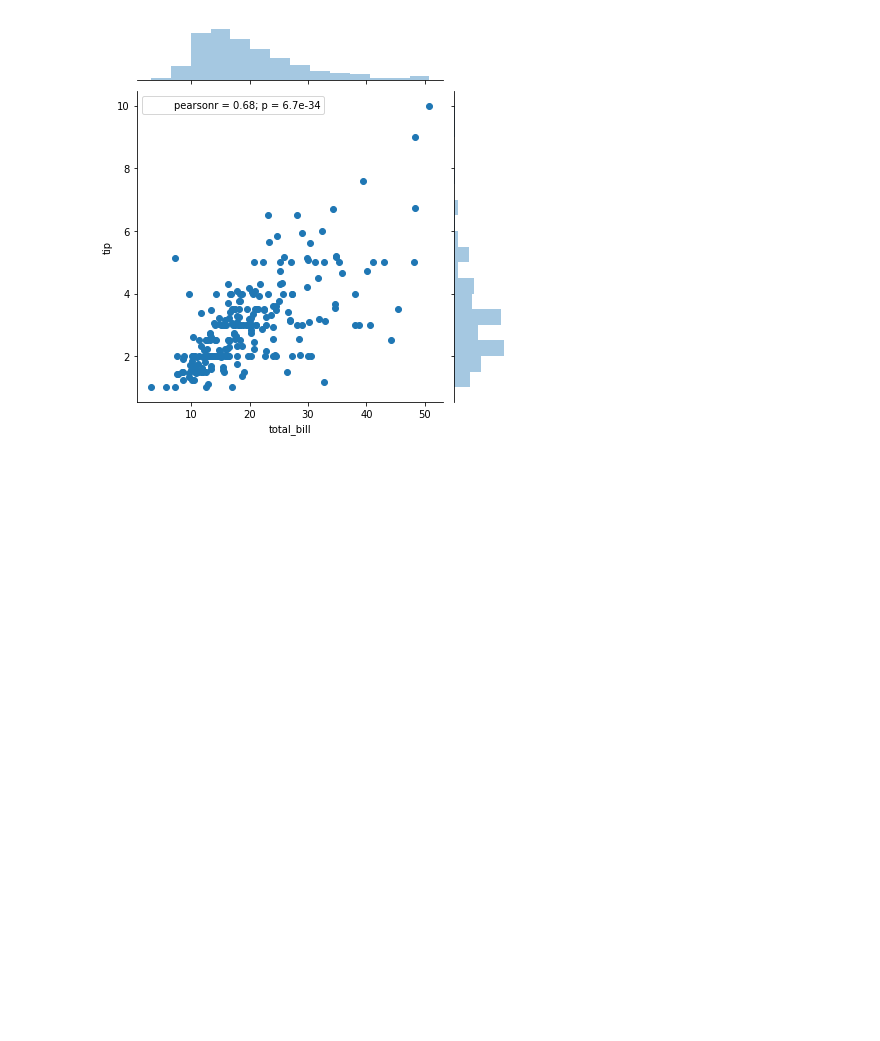
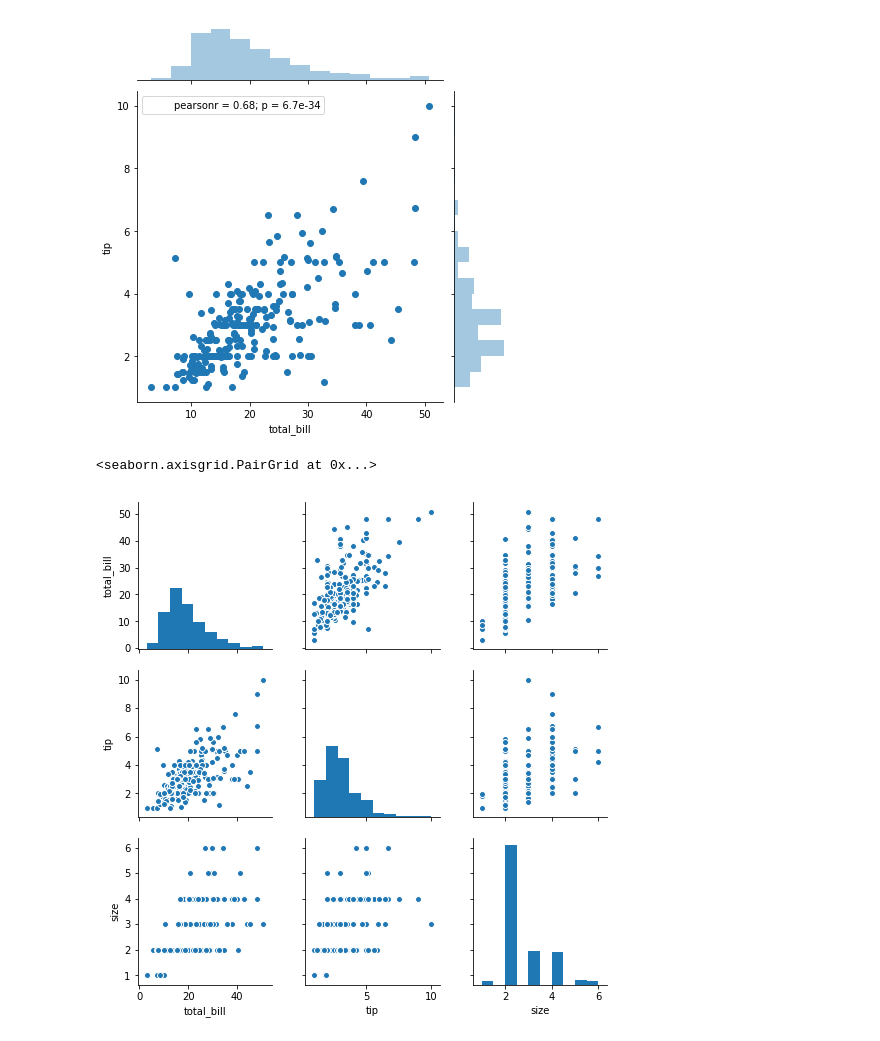
Before and after one commit to HardPlant/TIL, a Jupyter notebook: Tacademy/D3_Data_Visual/03.seaborn.ipynb, the cells around one changed output. Drawn from its saved outputs; the diff is of its cells as text; code cells hidden in the pictures; blank space fills up the shorter version.

```diff
--- a/Tacademy/D3_Data_Visual/03.seaborn.ipynb
+++ b/Tacademy/D3_Data_Visual/03.seaborn.ipynb
@@ -47,4 +47,7 @@ sns.jointplot(x = 'total_bill', y = 'tip', data = tips)
 <seaborn.axisgrid.JointGrid at 0x...>
 [figure]
 # %%
-sns.
+sns.pairplot(tips)
+# %% [output]
+<seaborn.axisgrid.PairGrid at 0x...>
+[figure, added]
```
Also changed, not shown: parts of 4 cells of this notebook, 1 other file.
